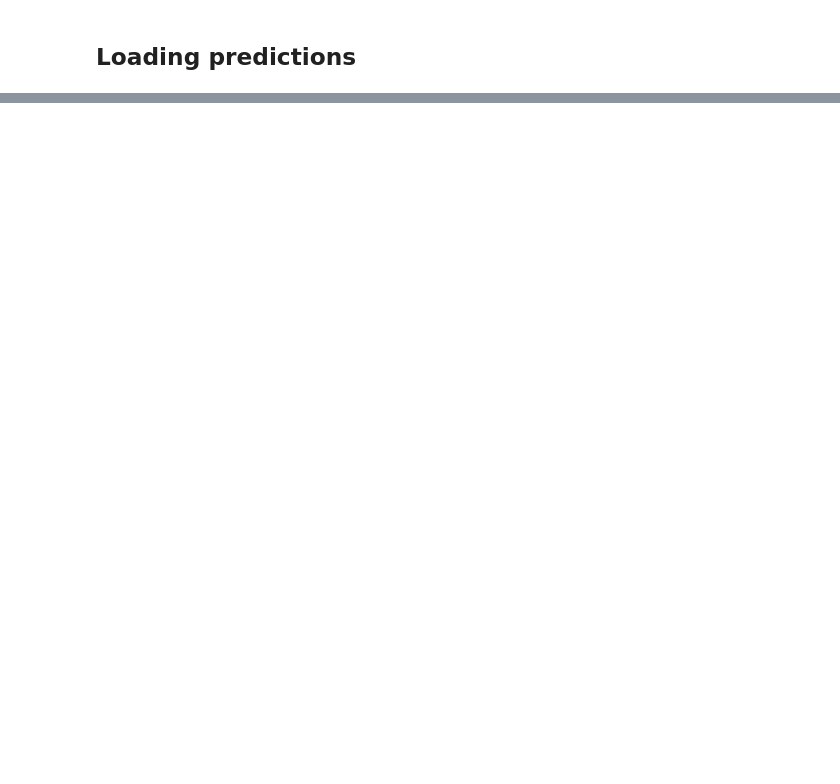
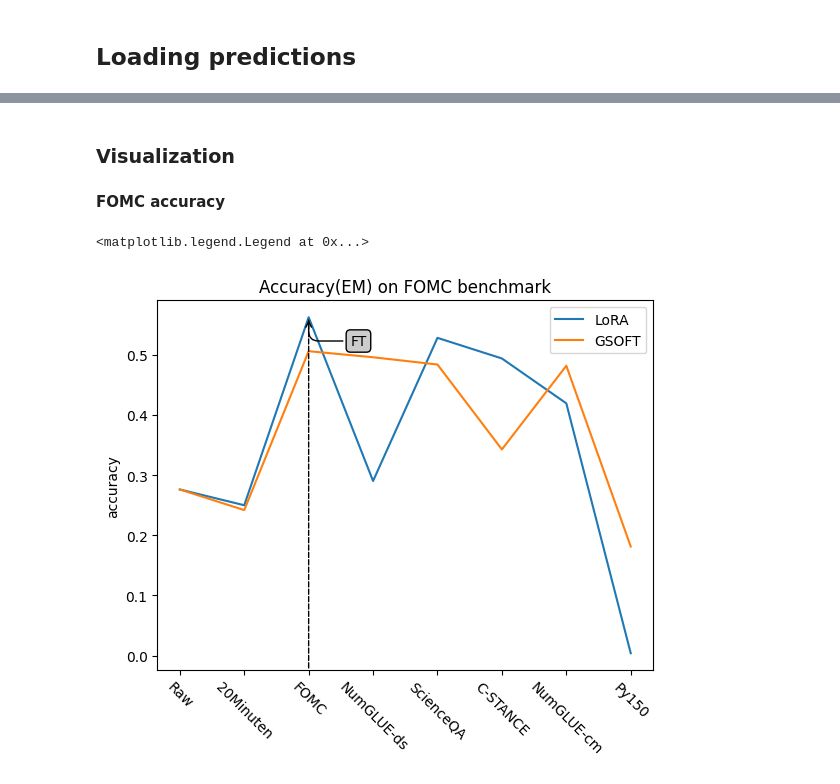
Before and after one commit to Bogachevv/OrthogonalFineTune, a Jupyter notebook: view_TRACE.ipynb, the cells around one changed output, grey strips where cells are left out. Saved outputs shown, nothing was run; the diff lists cells and outputs as text; code cells hidden in the pictures; blank space fills up the shorter version.

```diff
--- a/view_TRACE.ipynb
+++ b/view_TRACE.ipynb
@@ -66,0 +120,10 @@ preds_dfs['20Minuten']
+# %%
+for experiment in experiments:
+    run_name = experiment.get_run_name()
+    print(f"Loading {run_name}")
+
+    for dataset_name in dataset_names:
+        path = rf"{experiment.get_base_pth()}\{dataset_name}.bin"
+
+        with open(path, 'rb') as f:
+            preds_dict[run_name][dataset_name] = pickle.load(file=f)
@@ -117,0 +192,5 @@ Running for NumGLUE-cm
+# %%
+scores_dict = {
+    run_name: calc_scores(preds_dfs)
+    for run_name, preds_dfs in preds_dict.items()
+}
@@ -141,0 +301,57 @@ NumGLUE-cm:
+# %% [markdown]
+### Visualization
+# %% [markdown]
+**FOMC accuracy**
+# %%
+bench_name = 'FOMC'
+exp_idx = min(idx for idx, exp in enumerate(experiments) if exp.seq_task == bench_name)
+exp_run_name = experiments[exp_idx].get_run_name()
+x_axs = range(1 + len(All_dataset_names))
+
+
+plt.plot(
+    x_axs,
+    [scores_dict[exp.get_run_name()][bench_name]['accuracy'] for exp in experiments if (exp.model_name == 'Raw') or (exp.adapter_name == 'LoRA')],
+    label='LoRA'
+)
+
+plt.plot(
+    x_axs,
+    [scores_dict[exp.get_run_name()][bench_name]['accuracy'] for exp in experiments if (exp.model_name == 'Raw') or (exp.adapter_name == 'GSOFT')],
+    label='GSOFT'
+)
+
+bbox = dict(boxstyle ="round", fc ="0.8")
+arrowprops = dict(
+    arrowstyle = "->",
+    connectionstyle = "angle, angleA = 0, angleB = 90, rad = 10"
+)
+
+offset = 72
+plt.annotate(
+    text='FT',
+    xy=(exp_idx, scores_dict[exp_run_name][bench_name]['accuracy']),
+    xytext =(30, -20),
+    textcoords ='offset points',
+    bbox = bbox, arrowprops = arrowprops
+)
+
+plt.annotate(
+    text='',
+    xy=(exp_idx, scores_dict[exp_run_name][bench_name]['accuracy']),
+    xytext=(exp_idx, -0.025), xycoords='data',
+    arrowprops={"arrowstyle" : "-", "linestyle" : "--"}
+)
+
+plt.xticks(
+    x_axs,
+    labels=['Raw'] + [exp.seq_task for exp in experiments if exp.adapter_name == 'LoRA'],
+    rotation=-45
+)
+
+plt.ylabel('accuracy')
+plt.title(f'Accuracy(EM) on {bench_name} benchmark')
+plt.legend()
+# %% [output]
+<matplotlib.legend.Legend at 0x...>
+[figure, added]
```
Also changed, not shown: parts of 29 cells of this notebook.
